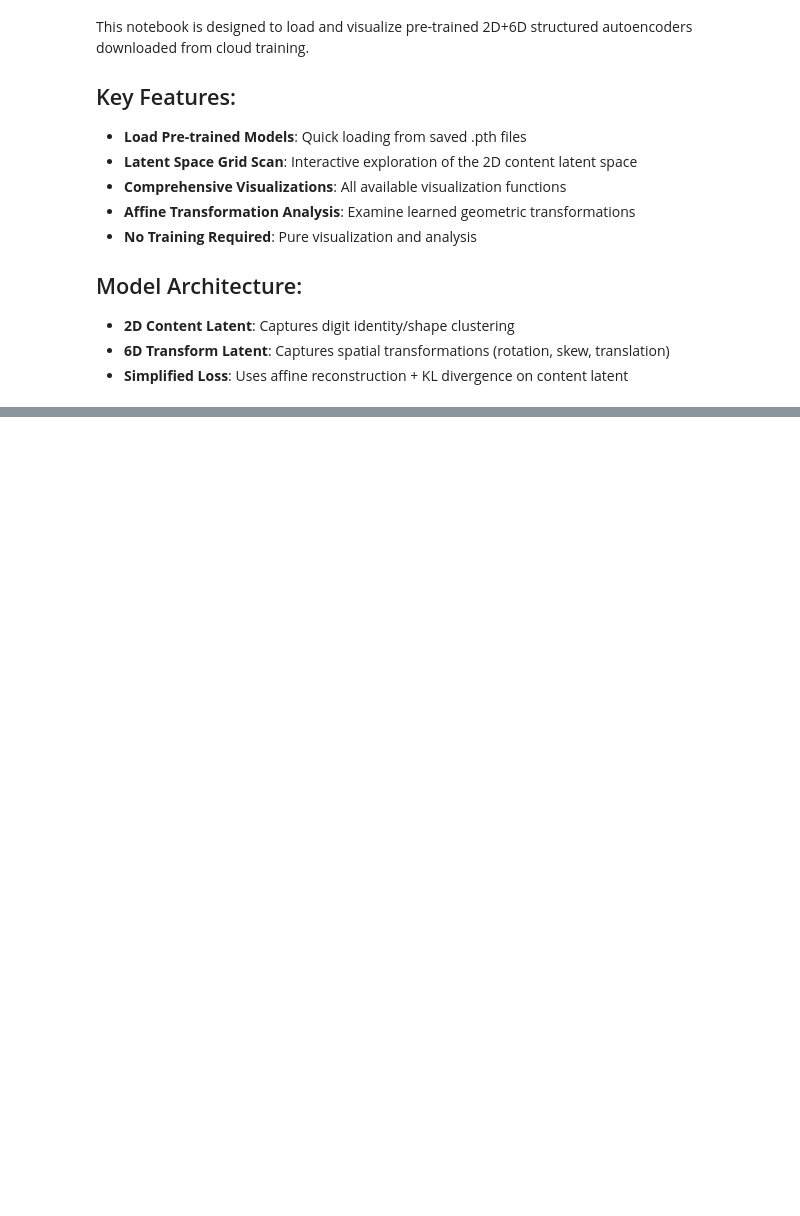
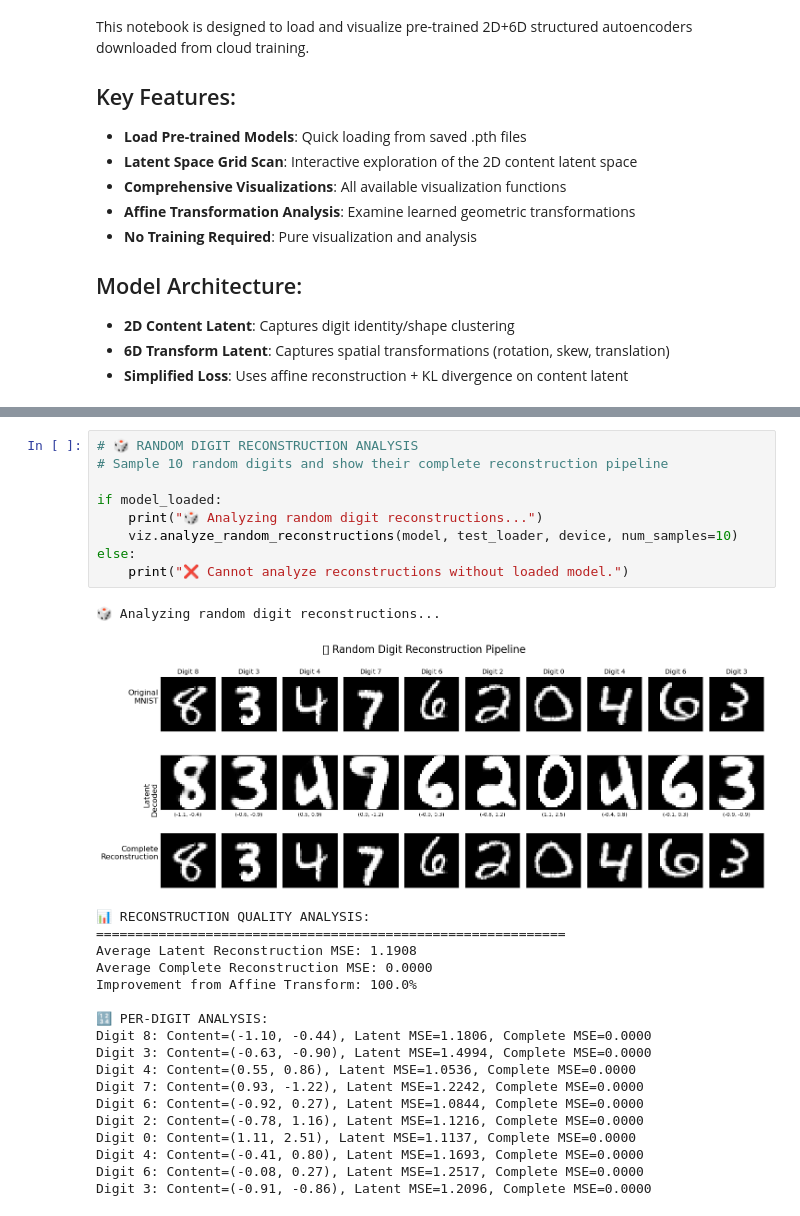
Before and after one commit to amplipy/adversAE, a Jupyter notebook: adversae/vae_training/affine/structured_2d6d_visualization.ipynb, the cells around one changed output, grey strips where cells are left out. Drawn from its saved outputs; the diff is of its cells as text; blank space fills up the shorter version.

Commit message:
affine finally working!

```diff
--- a/adversae/vae_training/affine/structured_2d6d_visualization.ipynb
+++ b/adversae/vae_training/affine/structured_2d6d_visualization.ipynb
@@ -913,0 +207,29 @@ print("📊 Statistical analysis performed")
+# %%
+# 🎲 RANDOM DIGIT RECONSTRUCTION ANALYSIS
+# Sample 10 random digits and show their complete reconstruction pipeline
+
+if model_loaded:
+    print("🎲 Analyzing random digit reconstructions...")
+    viz.analyze_random_reconstructions(model, test_loader, device, num_samples=10)
+else:
+    print("❌ Cannot analyze reconstructions without loaded model.")
+# %% [output]
+🎲 Analyzing random digit reconstructions...
+[figure, added]
+📊 RECONSTRUCTION QUALITY ANALYSIS:
+============================================================
+Average Latent Reconstruction MSE: 1.1908
+Average Complete Reconstruction MSE: 0.0000
+Improvement from Affine Transform: 100.0%
+
+🔢 PER-DIGIT ANALYSIS:
+Digit 8: Content=(-1.10, -0.44), Latent MSE=1.1806, Complete MSE=0.0000
+Digit 3: Content=(-0.63, -0.90), Latent MSE=1.4994, Complete MSE=0.0000
+Digit 4: Content=(0.55, 0.86), Latent MSE=1.0536, Complete MSE=0.0000
+Digit 7: Content=(0.93, -1.22), Latent MSE=1.2242, Complete MSE=0.0000
+Digit 6: Content=(-0.92, 0.27), Latent MSE=1.0844, Complete MSE=0.0000
+Digit 2: Content=(-0.78, 1.16), Latent MSE=1.1216, Complete MSE=0.0000
+Digit 0: Content=(1.11, 2.51), Latent MSE=1.1137, Complete MSE=0.0000
+Digit 4: Content=(-0.41, 0.80), Latent MSE=1.1693, Complete MSE=0.0000
+Digit 6: Content=(-0.08, 0.27), Latent MSE=1.2517, Complete MSE=0.0000
+Digit 3: Content=(-0.91, -0.86), Latent MSE=1.2096, Complete MSE=0.0000
```
Also changed, not shown: parts of 15 cells of this notebook, 14 other files.
